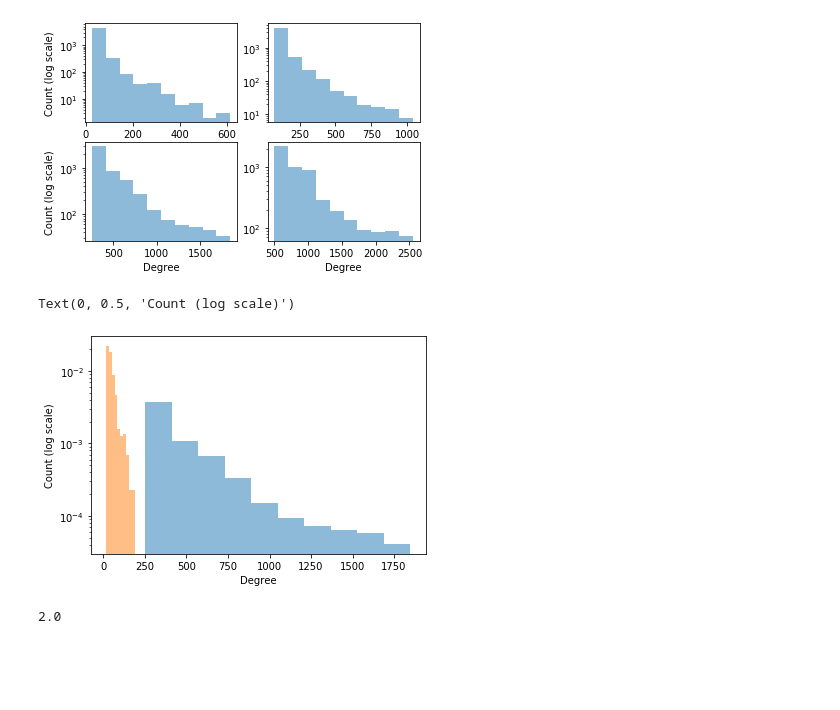
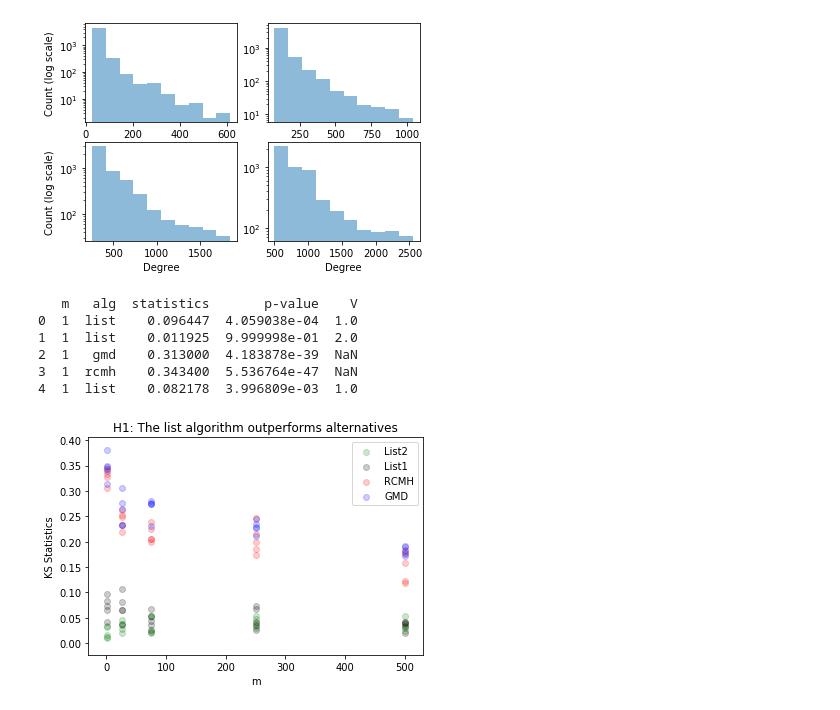
Before and after one commit to hewa55/GraphSampler, a Jupyter notebook: test.ipynb, the cells around one changed output. Cells and saved outputs as stored; diff of their text form; code cells hidden in the pictures; blank space fills up the shorter version.

```diff
--- a/test.ipynb
+++ b/test.ipynb
@@ -251,5 +210,19 @@ def run_gnp(m_list,target_size):
                                       "alg":"rcmh", "alpha": alpha,"p":p,"true_degree":nx.degree(g)},ignore_index=True)
     return experiment_result
+# %%
+def convert_degree(entry):
+    temp = entry.replace("(","")
+    temp = temp.replace(")","")
+    temp = temp.replace("[","")
+    temp = temp.replace("]","")
+    temp = temp.replace(" ","")
+    temp = temp.replace("'","")
+    temp = temp.split(",")
+    temp = list(map(int,temp))
+    final_true  = list()
+    for x in range(0,len(temp),2):
+        final_true.append((temp[x],temp[x+1]))
+    return(final_true)
 # %%
 experiment_result = run_ba([1,26,75,250,500],0.1,71,0.1)
 experiment_result.to_csv("results/barabasi.csv")
@@ -369,20 +309,3 @@ plt.savefig("H1_hists.png")
 plt.show()
 # %% [output]
 [figure]
-# %%
-true_degree = convert_degree(results.loc[61]["true_degree"])
-deg = [x[1] for x in true_degree]
-plt.hist([x for x in deg], alpha=0.5, label='x', density=True, log =True)
-true_degree = convert_degree(results.loc[61]["degrees"])
-deg = [x[1] for x in true_degree]
-plt.hist([x for x in deg], alpha=0.5, label='y', density=True, log =True)
-plt.xlabel("Degree")
-plt.ylabel("Count (log scale)")
-#plt.savefig("BA_model_h1.png")
-# %% [output]
-Text(0, 0.5, 'Count (log scale)')
-[figure, removed]
-# %%
-results.loc[61]["V"]
-# %% [output]
-2.0
@@ -389,3 +330,32 @@ results.loc[61]["V"]
+# %%
+ks_results = obtain_ks_results(results)
+print(ks_results.head())
+# %% [output]
+   m   alg  statistics       p-value    V
+0  1  list    0.096447  4.059038e-04  1.0
+1  1  list    0.011925  9.999998e-01  2.0
+2  1   gmd    0.313000  4.183878e-39  NaN
+3  1  rcmh    0.343400  5.536764e-47  NaN
+4  1  list    0.082178  3.996809e-03  1.0
+# %%
+# figure for H1
+plt.scatter(ks_results[(ks_results["alg"]=="list") & (ks_results["V"]==2)]["m"],
+            ks_results[(ks_results["alg"]=="list") & (ks_results["V"]==2)]["statistics"],
+            c = "green", alpha=0.2,label="List2")
+plt.scatter(ks_results[(ks_results["alg"]=="list") & (ks_results["V"]==1)]["m"],
+            ks_results[(ks_results["alg"]=="list") & (ks_results["V"]==1)]["statistics"],
+            c = "black", alpha=0.2,label="List1")
+plt.scatter(ks_results[ks_results["alg"]=="rcmh"]["m"], ks_results[ks_results["alg"]=="rcmh"]["statistics"],
+            c = "red", alpha=0.2, label="RCMH")
+plt.scatter(ks_results[ks_results["alg"]=="gmd"]["m"], ks_results[ks_results["alg"]=="gmd"]["statistics"],
+            c = "blue", alpha=0.2, label ="GMD")
+plt.legend(loc="upper right")
+plt.ylabel("KS Statistics")
+plt.xlabel("m")
+plt.title("H1: The list algorithm outperforms alternatives")
+plt.savefig("KS.png")
+# %% [output]
+[figure, added]
 # %%
 list2_results = results[(results["alg"]=="list") & (results["V"]==2)]
 list1_results = results[(results["alg"]=="list") & (results["V"]==1)]
```
Also changed, not shown: parts of 50 cells of this notebook, 1 other file.
